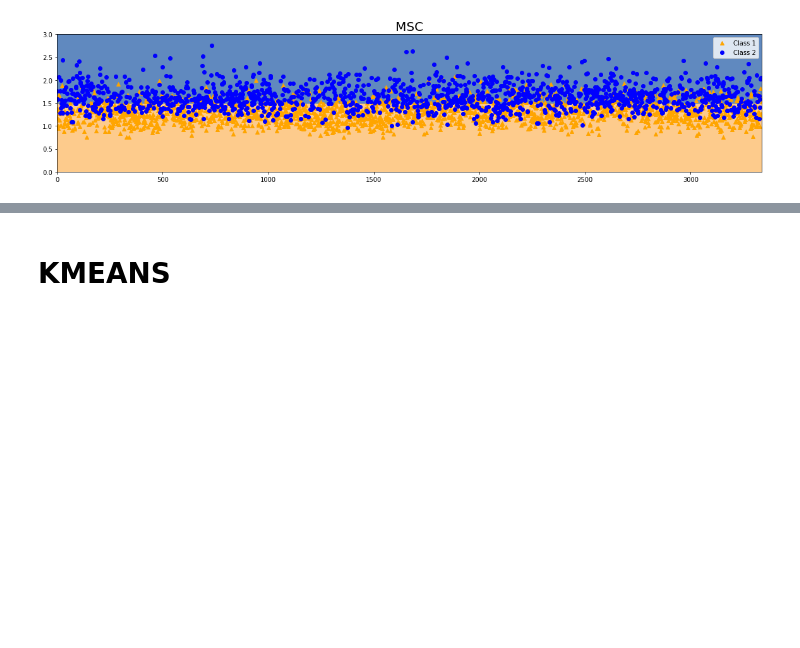
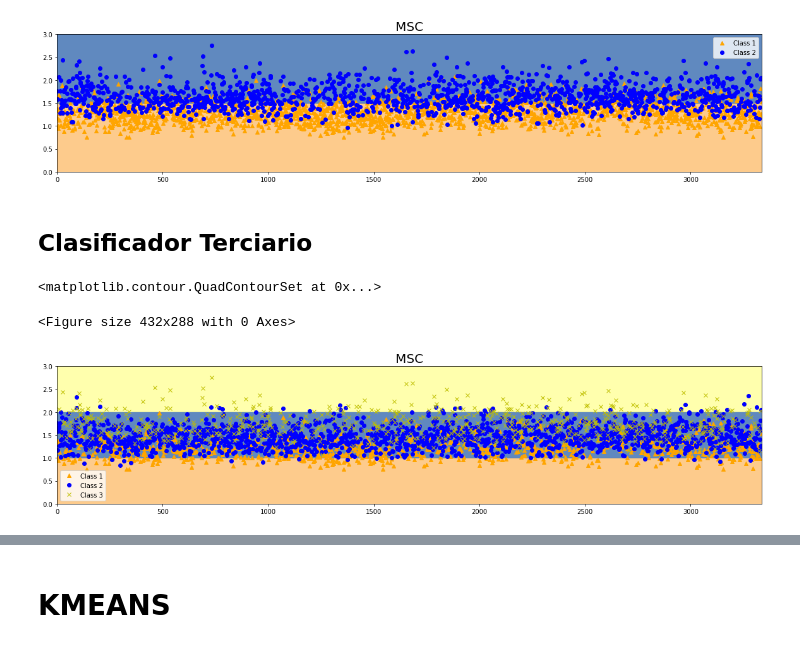
Before and after one commit to AlonsoDiCandia14/Teoria_Informacion, a Jupyter notebook: MP02/MP02.ipynb, the cells around one changed output, grey strips where cells are left out. Saved outputs shown, nothing was run; the diff lists cells and outputs as text; code cells hidden in the pictures; blank space fills up the shorter version.

```diff
--- a/MP02/MP02.ipynb
+++ b/MP02/MP02.ipynb
@@ -51,7 +51,7 @@ Binario = []
 Terciario = []
 class_1_binario = [1,2,3,4]
 class_1_terciario = [1,2,3]
-class_2_terciario = [4,5,6]
+class_2_terciario = [4,5]
 for i in new_table["LeagueIndex"]:
     if i in class_1_binario:
         Binario.append(1)
@@ -153,3 +148,30 @@ pl.legend()
 <matplotlib.legend.Legend at 0x...>
 <Figure size 432x288 with 0 Axes>
 [figure]
+# %% [markdown]
+## Clasificador Terciario
+# %%
+h = (1/3338)
+xx, yy_first = np.meshgrid(np.arange(0,3338, 1) , np.arange(0, 1, h))
+xx, yy_second = np.meshgrid(np.arange(0,3338, 1),np.arange(1, 2, h))
+xx, yy_third = np.meshgrid(np.arange(0,3338, 1),np.arange(2, 3, h))
+
+Y_result2 = np.asarray([Y_result1[0],Y_result1[0],Y_result1[0]])
+y_predic_first = [np.ones(3338) for i in range(3338)]
+y_predic_second = [np.ones(3338)*2 for i in range(3338)]
+y_predic_third = [np.ones(3338)*3 for i in range(3338)]
+
+pl.clf()
+pl.figure(figsize =(20,4))
+pl.title("MSC",fontsize = 20)
+pl.plot(x_label[0][new_table['Tertiary_Class'] == 1],Y_result2[0][new_table['Tertiary_Class'] == 1],'^',color='orange',label='Class 1')
+pl.plot(x_label[1][new_table['Tertiary_Class'] == 2],Y_result2[1][new_table['Tertiary_Class'] == 2],'bo',label='Class 2')
+pl.plot(x_label[1][new_table['Tertiary_Class'] == 3],Y_result2[2][new_table['Tertiary_Class'] == 3],'yx',label='Class 3')
+pl.legend()
+pl.contourf(xx,yy_first,y_predic_first,cmap=pl.cm.Paired, alpha=0.8)
+pl.contourf(xx,yy_second,y_predic_second,cmap=pl.cm.Accent, alpha=0.8)
+pl.contourf(xx,yy_third,y_predic_third ,cmap=pl.cm.Accent, alpha=0.8)
+# %% [output]
+<matplotlib.contour.QuadContourSet at 0x...>
+<Figure size 432x288 with 0 Axes>
+[figure, added]
```
Also changed, not shown: parts of 9 cells of this notebook.
